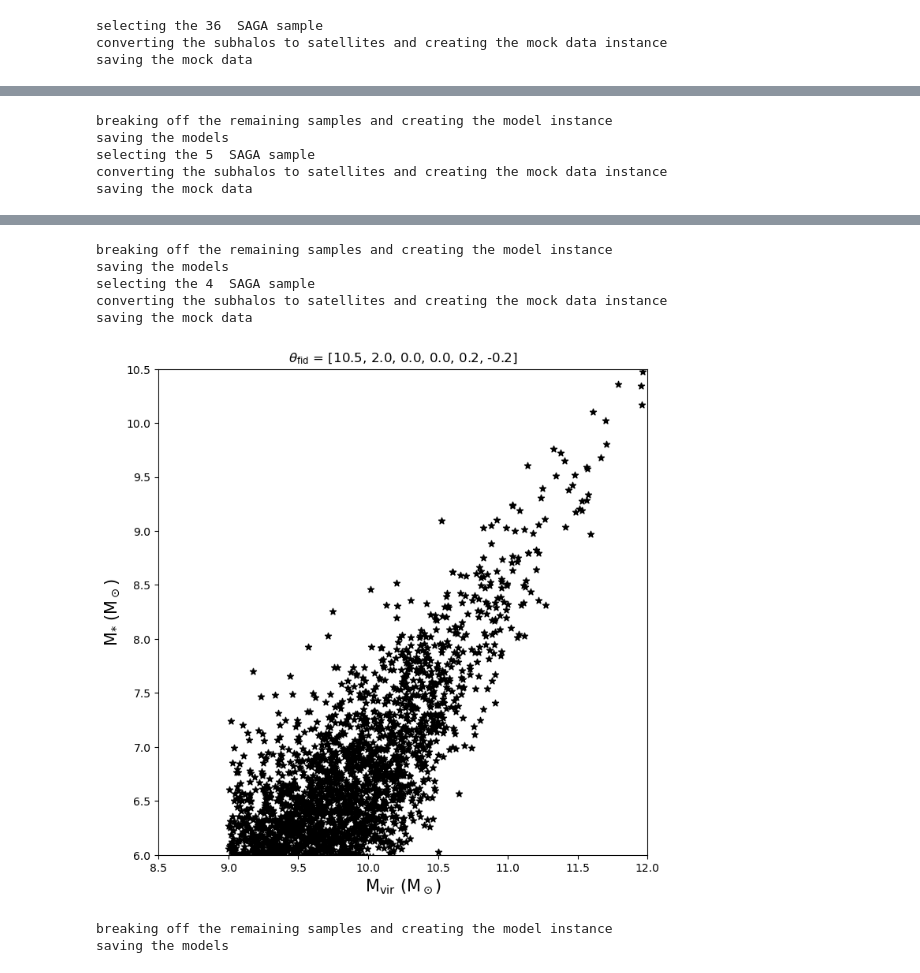
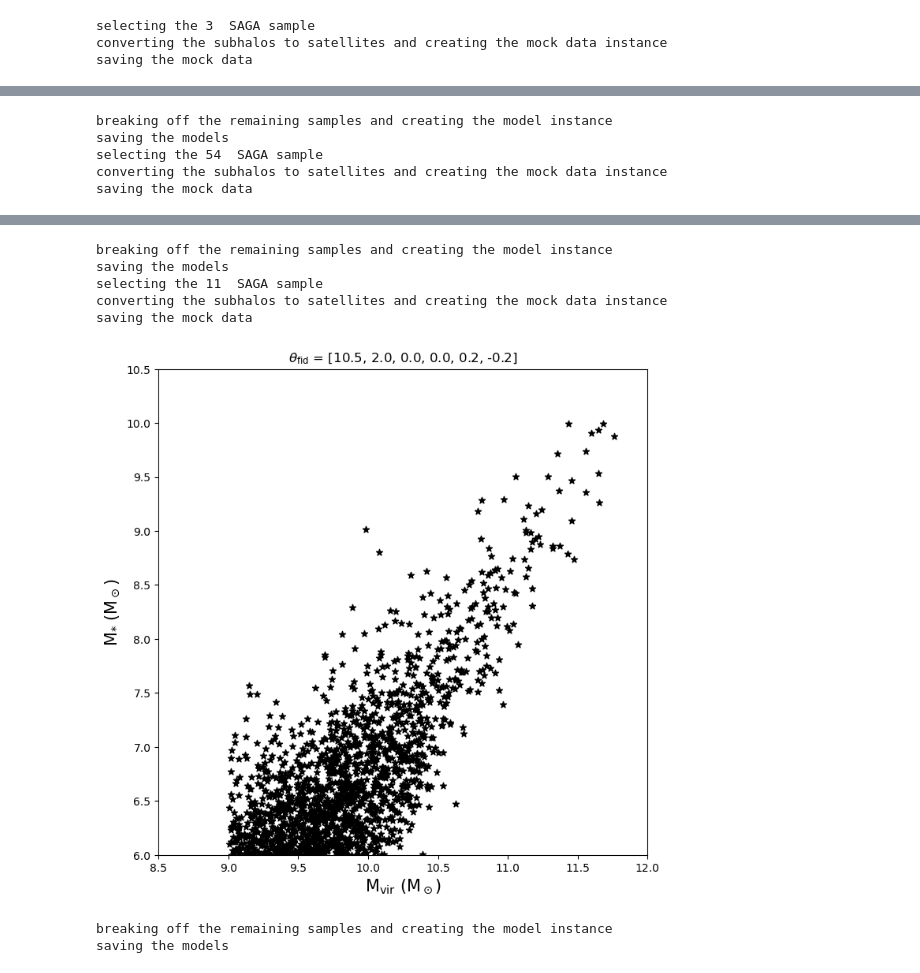
Before and after one commit to jsmonzon/SatGen, a Jupyter notebook: mcmc/mass_dependance/nu_permutations/src/data_creation.ipynb, the cells around one changed output, grey strips where cells are left out. Drawn from its saved outputs; the diff is of its cells as text; code cells hidden in the pictures.

```diff
--- a/mcmc/mass_dependance/nu_permutations/src/data_creation.ipynb
+++ b/mcmc/mass_dependance/nu_permutations/src/data_creation.ipynb
@@ -32,7 +32,7 @@ import jsm_models
 # %%
 nu_permutations = [[10.5, 2.0, 0.0, 0.0, 0.2, 0.0] , [10.5, 2.0, 0.0, 0.0, 0.4, 0.0] , [10.5, 2.0, 0.0, 0.0, 0.2, -0.2]]
 
-meta_path = "/Users/jsmonzon/Research/data/cross_host/lognorm_030_psi3/"
+meta_path = "/Users/jsmonzon/Research/data/cross_host/lognorm_015_psi3/"
 
 for index, fid_theta in enumerate(nu_permutations):
     mock_dir_i = "../mock_"+str(index)+"/"
@@ -40,6 +40,6 @@ for index, fid_theta in enumerate(nu_permutations):
         os.makedirs(mock_dir_i)
     jsm_models.SAMPLE_SAGA_MODELS(fid_theta=fid_theta, meta_path=meta_path, savedir=mock_dir_i, SAGA_ind=np.random.randint(0, 100))
 # %% [output]
-selecting the 36  SAGA sample
+selecting the 3  SAGA sample
 converting the subhalos to satellites and creating the mock data instance
 saving the mock data
@@ -47,5 +47,5 @@ saving the mock data
 breaking off the remaining samples and creating the model instance
 saving the models
-selecting the 5  SAGA sample
+selecting the 54  SAGA sample
 converting the subhalos to satellites and creating the mock data instance
 saving the mock data
@@ -53,8 +53,8 @@ saving the mock data
 breaking off the remaining samples and creating the model instance
 saving the models
-selecting the 4  SAGA sample
+selecting the 11  SAGA sample
 converting the subhalos to satellites and creating the mock data instance
 saving the mock data
-[figure, old version]
+[figure, new version]
 breaking off the remaining samples and creating the model instance
 saving the models
```
Also changed, not shown: parts of 1 cell of this notebook, 51 other files.
